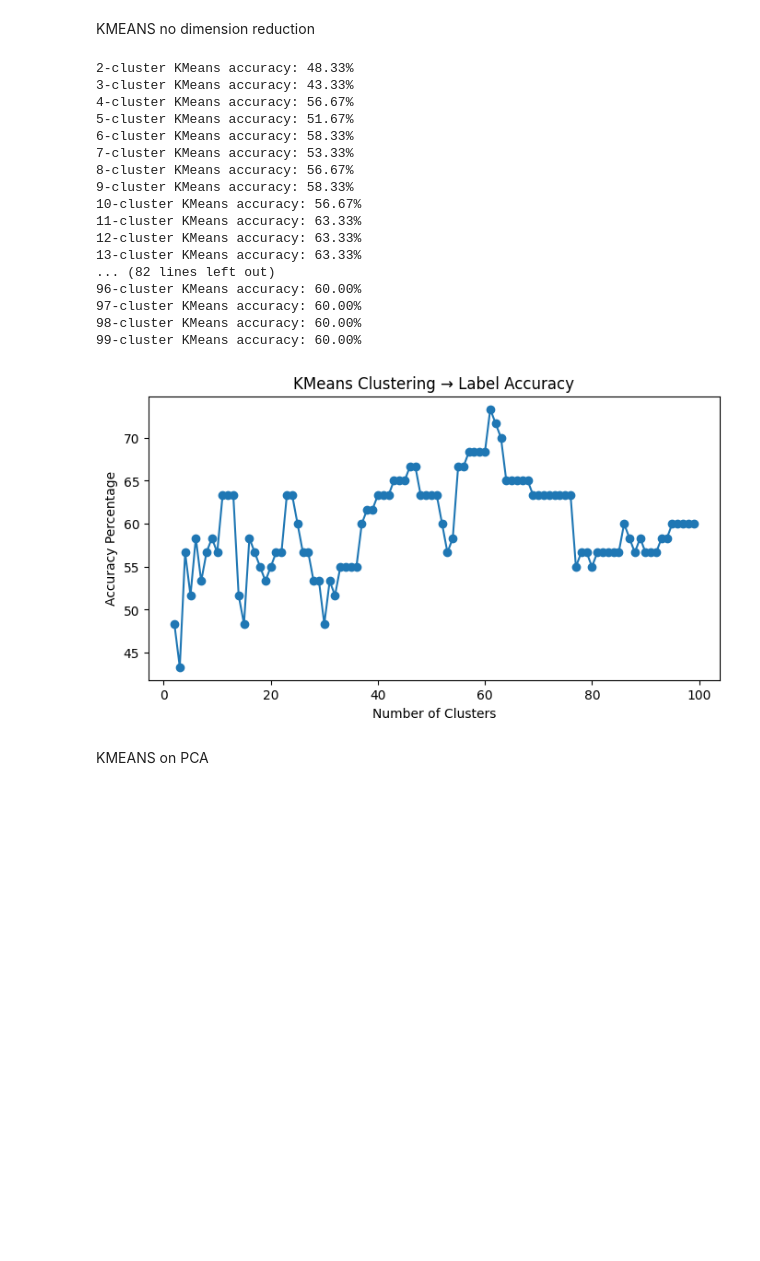
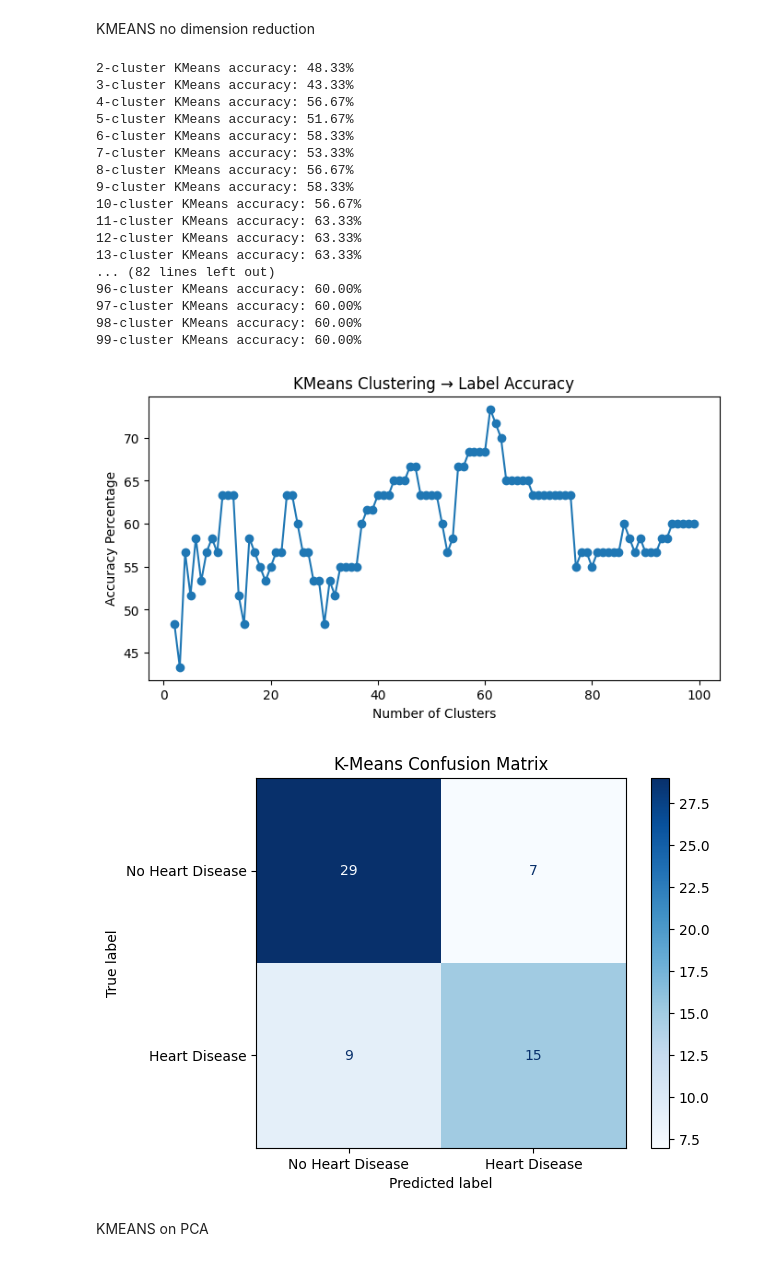
Before and after one commit to crmunson/DataMiningFinalProject, a Jupyter notebook: project_code.ipynb, the cells around one changed output. Saved outputs shown, nothing was run; the diff lists cells and outputs as text; code cells hidden in the pictures; blank space fills up the shorter version.

Commit message:
Add Confusion Matrices

```diff
--- a/project_code.ipynb
+++ b/project_code.ipynb
@@ -124,6 +125,9 @@ X_train, X_test, y_train, y_test = train_test_split(
 accuracy_vals = []
 # Set up values to test for number of clusters
 cluster_range = range(2, 100)
+
+best_accuracy = 0
+best_num_clusters = None
 
 # Perform search to find optimal number of clusters
 
@@ -150,37 +154,69 @@ for k in cluster_range:
     y_pred = np.array([ mapping[c] for c in test_clusters ])
 
     acc = accuracy_score(y_test, y_pred)
+    if acc > best_accuracy:
+        best_accuracy = acc
+        best_num_clusters = k
+
     accuracy_vals.append(acc)
     print(f"{k}-cluster KMeans accuracy: {acc:.2%}")
 
 # Plot number of clusters vs. accuracy
 
 plt.figure(figsize=(8,4))
 accuracy_vals = np.array(accuracy_vals) * 100
 plt.plot(list(cluster_range), accuracy_vals, marker='o')
 plt.xlabel("Number of Clusters")
 plt.ylabel("Accuracy Percentage")
 plt.title("KMeans Clustering → Label Accuracy")
 plt.show()
+
+kmeans = KMeans(n_clusters=best_num_clusters, random_state=42).fit(X_train)
+train_clusters = kmeans.labels_
+
+# Map clusters to ground truth by finding most common ground truth label
+
+mapping = {}
+for c in np.unique(train_clusters):
+    mask = (train_clusters == c)
+    mapping[c] = np.bincount(y_train[mask]).argmax()
+
+# Test model accuracy off of clusters
+
+test_clusters = kmeans.predict(X_test)
+
+# Get predictions mapped to ground truth
+
+y_pred = np.array([ mapping[c] for c in test_clusters ])
+
+cm = confusion_matrix(y_test, y_pred)
+
+class_names = ['No Heart Disease', 'Heart Disease']
+disp = ConfusionMatrixDisplay(confusion_matrix=cm, display_labels=class_names)
+
+disp.plot(cmap='Blues')
+plt.title("K-Means Confusion Matrix")
+plt.show()
 # %% [output]
 2-cluster KMeans accuracy: 48.33%
 3-cluster KMeans accuracy: 43.33%
 4-cluster KMeans accuracy: 56.67%
 5-cluster KMeans accuracy: 51.67%
 6-cluster KMeans accuracy: 58.33%
 7-cluster KMeans accuracy: 53.33%
 8-cluster KMeans accuracy: 56.67%
 9-cluster KMeans accuracy: 58.33%
 10-cluster KMeans accuracy: 56.67%
 11-cluster KMeans accuracy: 63.33%
 12-cluster KMeans accuracy: 63.33%
 13-cluster KMeans accuracy: 63.33%
 ... (82 lines left out)
 96-cluster KMeans accuracy: 60.00%
 97-cluster KMeans accuracy: 60.00%
 98-cluster KMeans accuracy: 60.00%
 99-cluster KMeans accuracy: 60.00%
 [figure]
+[figure, added]
 # %% [markdown]
 KMEANS on PCA
 # %%
```
Also changed, not shown: parts of 4 cells of this notebook.
